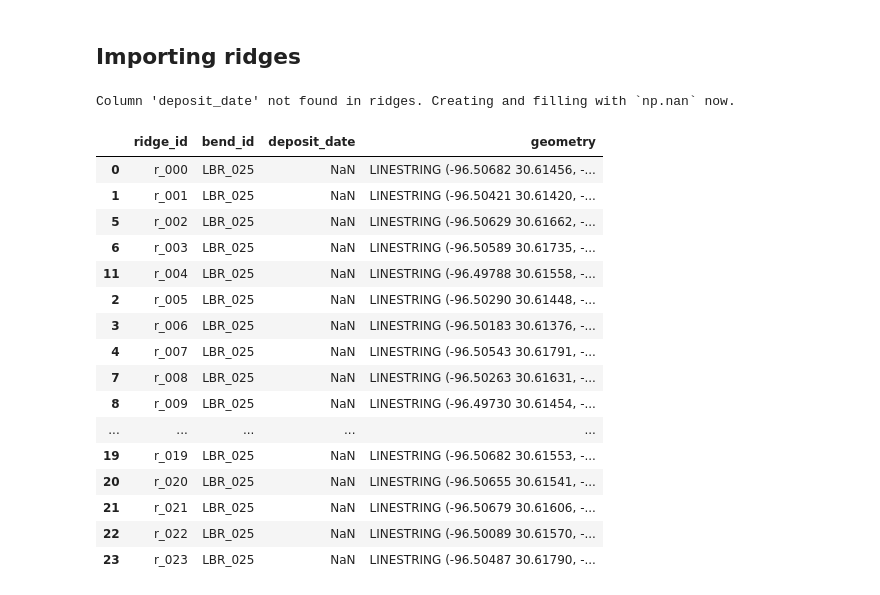
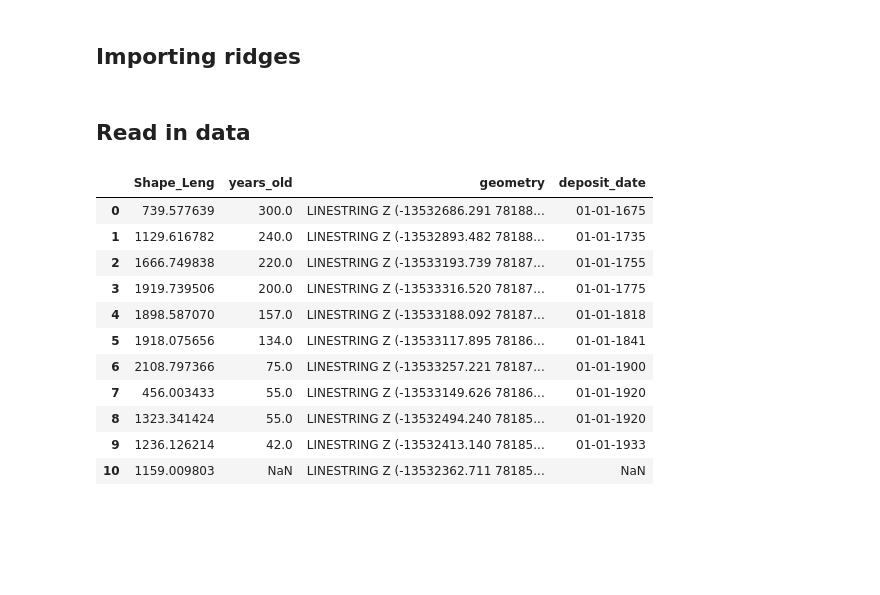
Before and after one commit to tamu-edu/scrollstats, a Jupyter notebook: AddDataToSQL.ipynb, the cells around one changed output. Cells and saved outputs as stored; diff of their text form; code cells hidden in the pictures; blank space fills up the shorter version.

```diff
--- a/AddDataToSQL.ipynb
+++ b/AddDataToSQL.ipynb
@@ -83,21 +76,0 @@ ridges = gpd.GeoDataFrame.from_postgis(f"SELECT * FROM ridges WHERE bend_id='{be
-# %%
-check_ridges_for_sql(ridges, "LBR_025")
-# %% [output]
-Column 'deposit_date' not found in ridges. Creating and filling with `np.nan` now.
-|  | ridge_id | bend_id | deposit_date | geometry |
-| 0 | r_000 | LBR_025 | NaN | LINESTRING (-96.50682 30.61456, -... |
-| 1 | r_001 | LBR_025 | NaN | LINESTRING (-96.50421 30.61420, -... |
-| 5 | r_002 | LBR_025 | NaN | LINESTRING (-96.50629 30.61662, -... |
-| 6 | r_003 | LBR_025 | NaN | LINESTRING (-96.50589 30.61735, -... |
-| 11 | r_004 | LBR_025 | NaN | LINESTRING (-96.49788 30.61558, -... |
-| 2 | r_005 | LBR_025 | NaN | LINESTRING (-96.50290 30.61448, -... |
-| 3 | r_006 | LBR_025 | NaN | LINESTRING (-96.50183 30.61376, -... |
-| 4 | r_007 | LBR_025 | NaN | LINESTRING (-96.50543 30.61791, -... |
-| 7 | r_008 | LBR_025 | NaN | LINESTRING (-96.50263 30.61631, -... |
-| 8 | r_009 | LBR_025 | NaN | LINESTRING (-96.49730 30.61454, -... |
-| ... | ... | ... | ... | ... |
-| 19 | r_019 | LBR_025 | NaN | LINESTRING (-96.50682 30.61553, -... |
-| 20 | r_020 | LBR_025 | NaN | LINESTRING (-96.50655 30.61541, -... |
-| 21 | r_021 | LBR_025 | NaN | LINESTRING (-96.50679 30.61606, -... |
-| 22 | r_022 | LBR_025 | NaN | LINESTRING (-96.50089 30.61570, -... |
-| 23 | r_023 | LBR_025 | NaN | LINESTRING (-96.50487 30.61790, -... |
@@ -103,0 +81,25 @@ Column 'deposit_date' not found in ridges. Creating and filling with `np.nan` no
+# %% [markdown]
+## Read in data
+# %%
+engine = create_engine(f"postgresql://postgres:{DB_PW}@localhost:5432/scroll")
+# bend_id = "LBR_025"
+# local_crs = "EPSG:32140"
+# ridges = gpd.GeoDataFrame.from_postgis(f"SELECT * FROM ridges WHERE bend_id='{bend_id}'", engine, geom_col="geometry").to_crs(local_crs)
+
+input_ridges = gpd.read_file("/Users/avan/Downloads/HN1975/HN1975_B2_Ridges.shp")
+input_ridges["years_old"] = input_ridges["years_old"].replace(0, np.nan)
+input_ridges["deposit_date"] = input_ridges["years_old"].apply(lambda x: f"01-01-{int(1975-x)}" if not np.isnan(x) else np.nan)
+input_ridges
+# %% [output]
+|  | Shape_Leng | years_old | geometry | deposit_date |
+| 0 | 739.577639 | 300.0 | LINESTRING Z (-13532686.291 78188... | 01-01-1675 |
+| 1 | 1129.616782 | 240.0 | LINESTRING Z (-13532893.482 78188... | 01-01-1735 |
+| 2 | 1666.749838 | 220.0 | LINESTRING Z (-13533193.739 78187... | 01-01-1755 |
+| 3 | 1919.739506 | 200.0 | LINESTRING Z (-13533316.520 78187... | 01-01-1775 |
+| 4 | 1898.587070 | 157.0 | LINESTRING Z (-13533188.092 78187... | 01-01-1818 |
+| 5 | 1918.075656 | 134.0 | LINESTRING Z (-13533117.895 78186... | 01-01-1841 |
+| 6 | 2108.797366 | 75.0 | LINESTRING Z (-13533257.221 78187... | 01-01-1900 |
+| 7 | 456.003433 | 55.0 | LINESTRING Z (-13533149.626 78186... | 01-01-1920 |
+| 8 | 1323.341424 | 55.0 | LINESTRING Z (-13532494.240 78185... | 01-01-1920 |
+| 9 | 1236.126214 | 42.0 | LINESTRING Z (-13532413.140 78185... | 01-01-1933 |
+| 10 | 1159.009803 | NaN | LINESTRING Z (-13532362.711 78185... | NaN |
```
Also changed, not shown: parts of 6 cells of this notebook.
